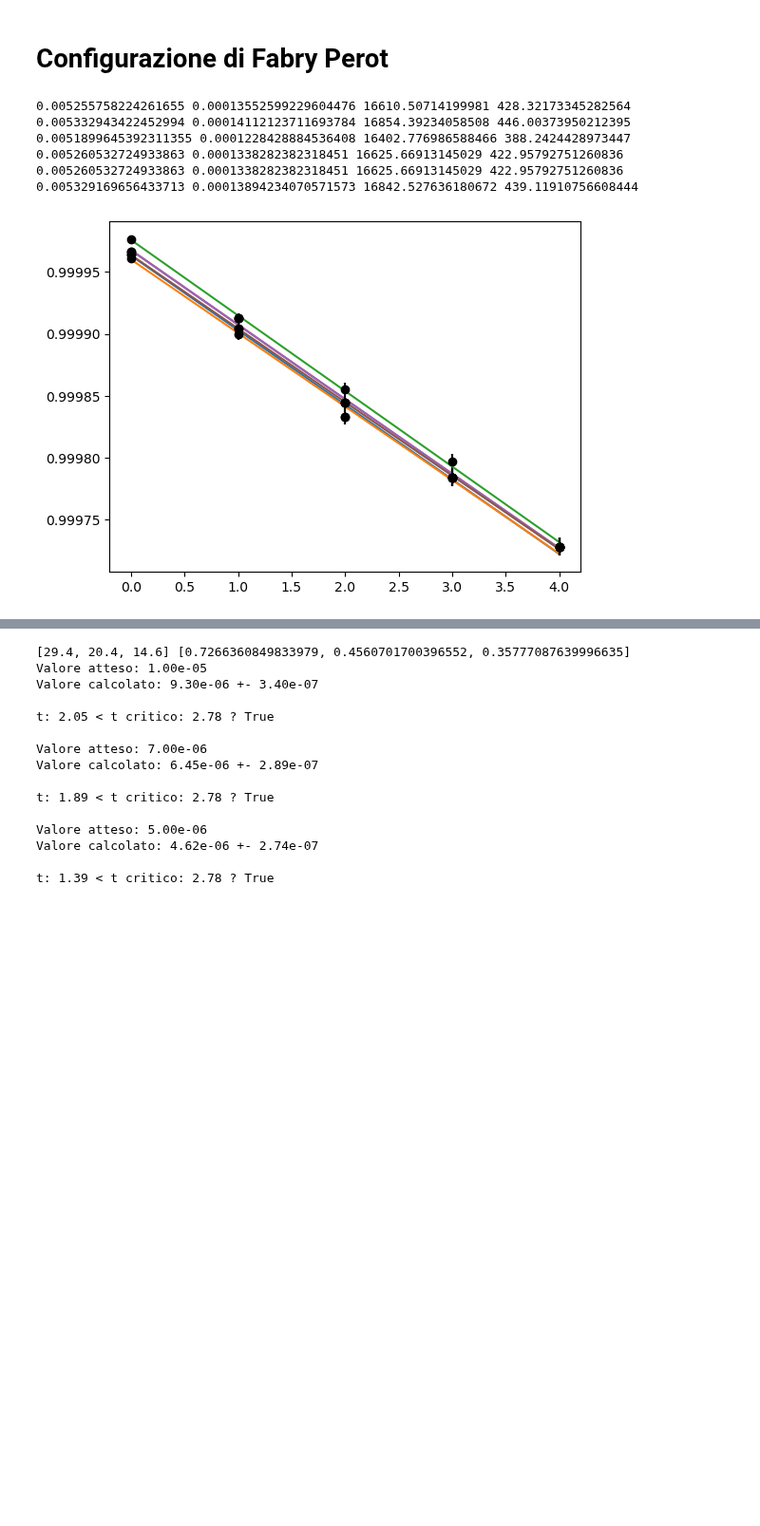
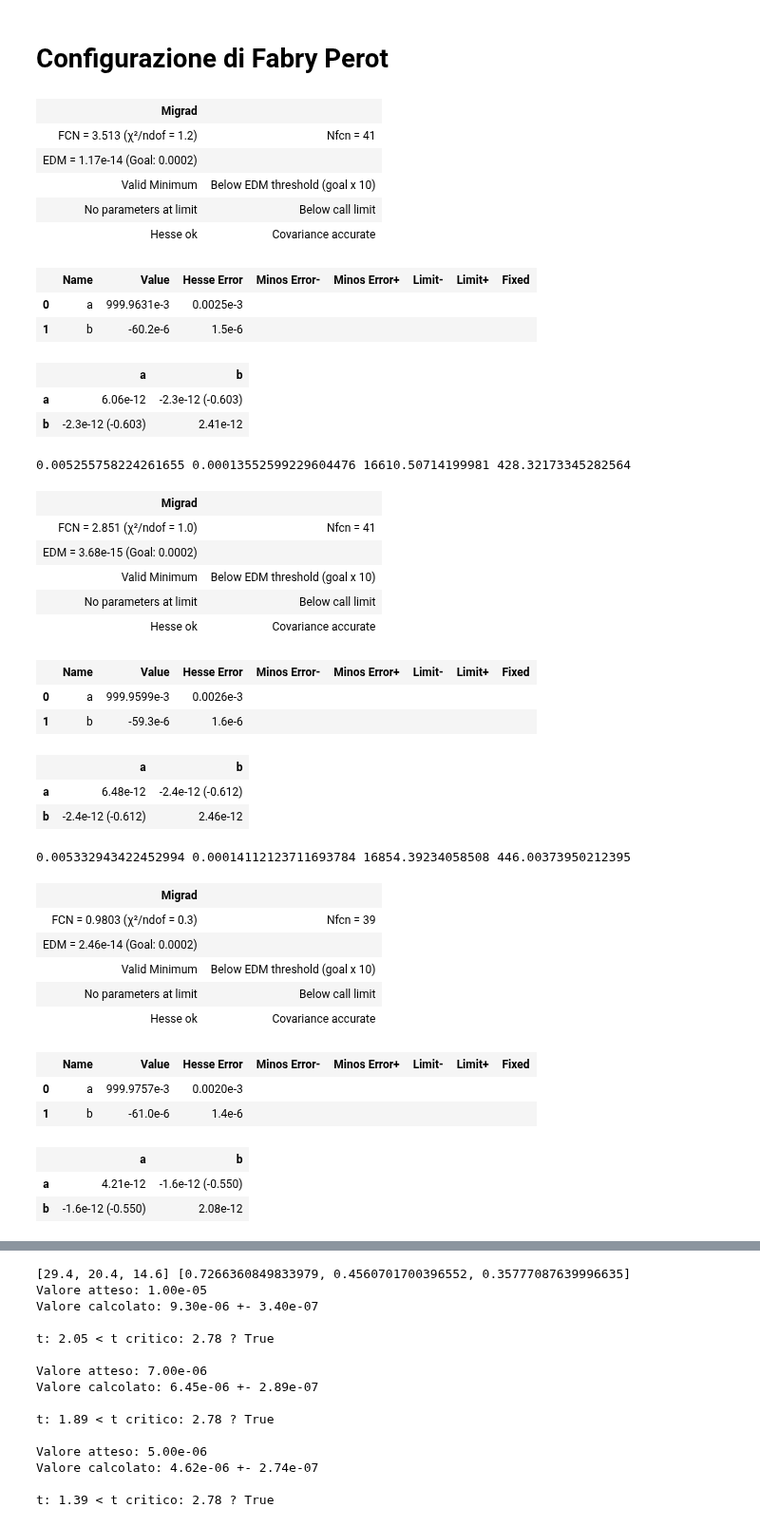
Before and after one commit to ARossiUnimib/Laboratorio-2---Gruppo-21-A.A.-2023-24, a Jupyter notebook: Notebooks/Interferometro.ipynb, the cells around one changed output, grey strips where cells are left out. Shown at 95% size. Saved outputs shown, nothing was run; the diff lists cells and outputs as text; code cells hidden in the pictures; blank space fills up the shorter version.

```diff
--- a/Notebooks/Interferometro.ipynb
+++ b/Notebooks/Interferometro.ipynb
@@ -3,6 +3,7 @@
 # %%
 import pandas as pd
 import numpy as np
+import matplotlib.pyplot as plt
 
 _lambda = 632.8 * 10**(-9)
 
@@ -31,38 +32,69 @@ coseni = np.cos(angoli)
 err_coseni = np.cos(angoli)*err_angoli
 
 from iminuit import Minuit
 from iminuit.cost import LeastSquares
 
 def linear_cost(x, a, b):
     return a + b*x
 
 x = [4,3,2,1,0]
 
 def minimi_quadrati_fit(alfa, beta):
     minimi_quadrati = LeastSquares(x, coseni[alfa:beta], err_coseni[alfa:beta], linear_cost)
 
     m = Minuit(minimi_quadrati, a=0, b=0)
 
     m.migrad()
     # label every graph obtained by m.visualize()
-    m.visualize()
+    display(m)
 
     d = -1/(2*m.values["b"])*(_lambda)
     err_d = 1/(2*m.values["b"]**2)*m.errors["b"]*(_lambda)
 
     N_0 = m.values["a"]*2*d/(_lambda)
     err_N_0 = N_0*np.sqrt((m.errors["a"]/m.values["a"])**2 + (err_d/d)**2)
     # print chi normalized
     return d, err_d, N_0, err_N_0
 
 for i in range(0, 5*6, 5):
     fit_data = minimi_quadrati_fit(i, i+5)
     print(fit_data[0], fit_data[1], fit_data[2], fit_data[3])
 # %% [output]
+| Migrad |  |
+| FCN = 3.513 (χ²/ndof = 1.2) | Nfcn = 41 |
+| EDM = 1.17e-14 (Goal: 0.0002) |  |
+| Valid Minimum | Below EDM threshold (goal x 10) |
+| No parameters at limit | Below call limit |
+| Hesse ok | Covariance accurate |
+|  | Name | Value | Hesse Error | Minos Error- | Minos Error+ | Limit- | Limit+ | Fixed |
+| 0 | a | 999.9631e-3 | 0.0025e-3 |  |  |  |  |  |
+| 1 | b | -60.2e-6 | 1.5e-6 |  |  |  |  |  |
+|  | a | b |
+| a | 6.06e-12 | -2.3e-12 (-0.603) |
+| b | -2.3e-12 (-0.603) | 2.41e-12 |
 0.005255758224261655 0.00013552599229604476 16610.50714199981 428.32173345282564
-0.005332943422452994 0.00014112123711693784 16854.39234058508 446.00373950212395
-0.0051899645392311355 0.0001228428884536408 16402.776986588466 388.2424428973447
-0.005260532724933863 0.0001338282382318451 16625.66913145029 422.95792751260836
-0.005260532724933863 0.0001338282382318451 16625.66913145029 422.95792751260836
-0.005329169656433713 0.00013894234070571573 16842.527636180672 439.11910756608444
-[figure, removed]
+| Migrad |  |
+| FCN = 2.851 (χ²/ndof = 1.0) | Nfcn = 41 |
+| EDM = 3.68e-15 (Goal: 0.0002) |  |
+| Valid Minimum | Below EDM threshold (goal x 10) |
+| No parameters at limit | Below call limit |
+| Hesse ok | Covariance accurate |
+|  | Name | Value | Hesse Error | Minos Error- | Minos Error+ | Limit- | Limit+ | Fixed |
+| 0 | a | 999.9599e-3 | 0.0026e-3 |  |  |  |  |  |
+| 1 | b | -59.3e-6 | 1.6e-6 |  |  |  |  |  |
+|  | a | b |
+| a | 6.48e-12 | -2.4e-12 (-0.612) |
+| b | -2.4e-12 (-0.612) | 2.46e-12 |
+0.005332943422452994 0.00014112123711693784 16854.39234058508 446.00373950212395
+| Migrad |  |
+| FCN = 0.9803 (χ²/ndof = 0.3) | Nfcn = 39 |
+| EDM = 2.46e-14 (Goal: 0.0002) |  |
+| Valid Minimum | Below EDM threshold (goal x 10) |
+| No parameters at limit | Below call limit |
+| Hesse ok | Covariance accurate |
+|  | Name | Value | Hesse Error | Minos Error- | Minos Error+ | Limit- | Limit+ | Fixed |
+| 0 | a | 999.9757e-3 | 0.0020e-3 |  |  |  |  |  |
+| 1 | b | -61.0e-6 | 1.4e-6 |  |  |  |  |  |
+|  | a | b |
+| a | 4.21e-12 | -1.6e-12 (-0.550) |
+| b | -1.6e-12 (-0.550) | 2.08e-12 |
```
Also changed, not shown: parts of 7 cells of this notebook, 1 other file.
